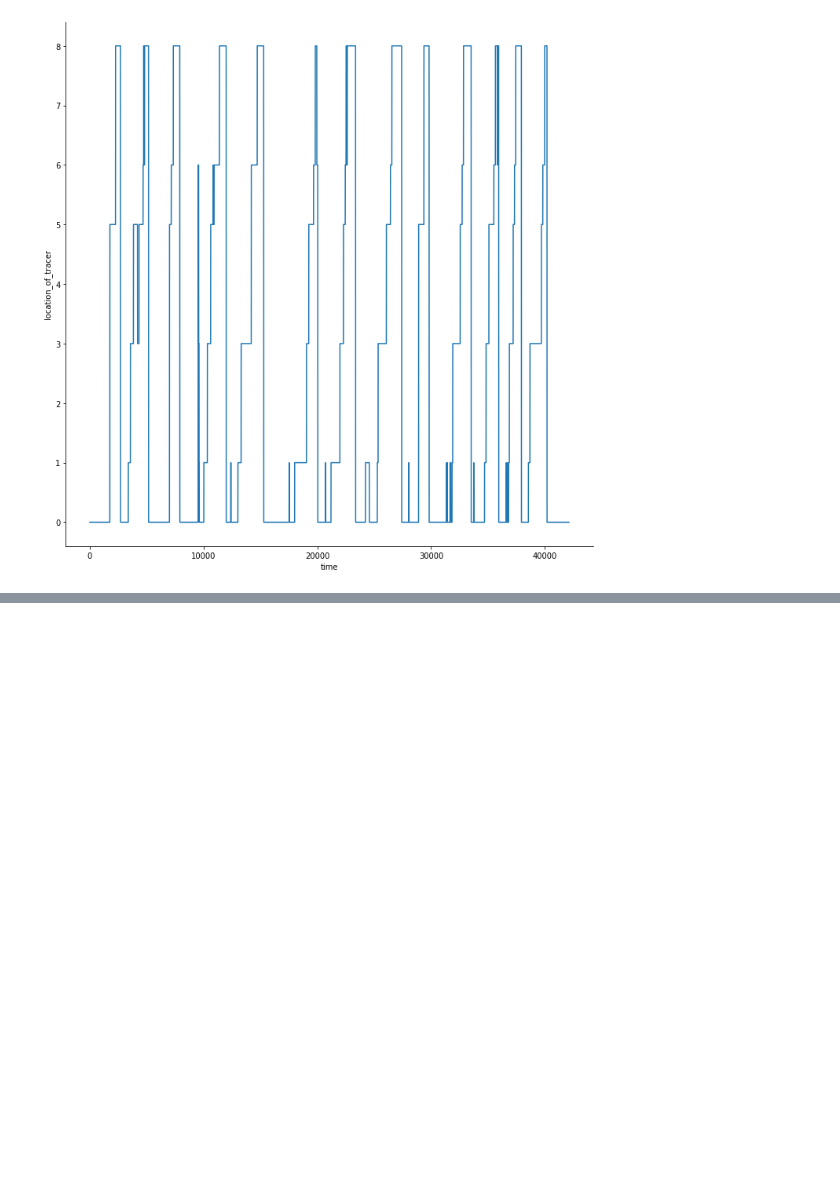
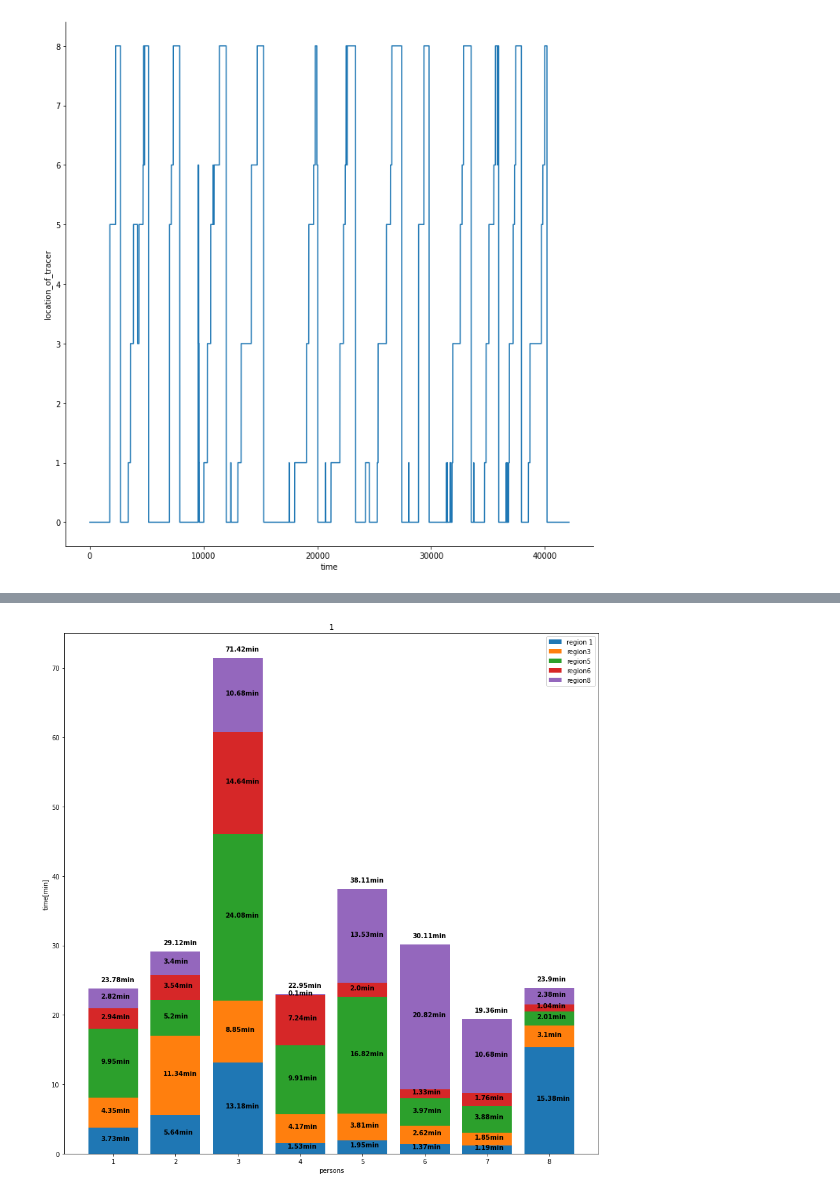
Before and after one commit to TechLabs-Ruhr/motion-miners, a Jupyter notebook: notebooks/main.ipynb, the cells around one changed output, grey strips where cells are left out. Drawn from its saved outputs; the diff is of its cells as text; code cells hidden in the pictures; blank space fills up the shorter version.

```diff
--- a/notebooks/main.ipynb
+++ b/notebooks/main.ipynb
@@ -449,7 +639,6 @@ Beacon vs Flow
 
 [61 rows x 2 columns]
 # %%
-tracer_91 = extract_rssi_to_df(tracer_91_path)
-print("\n------------\n")
-print("\nTracer data\n", tracer_91)
+tracer_df = extract_rssi_to_df(tracer_127_path)
+print("\nTracer data\n", tracer_df)
 # %% [output]
@@ -557,3 +777,6 @@ sns.relplot(
 plt.show()
 # %% [output]
 [figure]
+# %%
+person_dict_list=time_analyse(max_signal_df)
+print(person_dict_list)
@@ -559,0 +786,4 @@ plt.show()
+# %%
+plot_time_analyse(person_dict_list,1)
+# %% [output]
+[figure, added]
```
Also changed, not shown: parts of 13 cells of this notebook.
